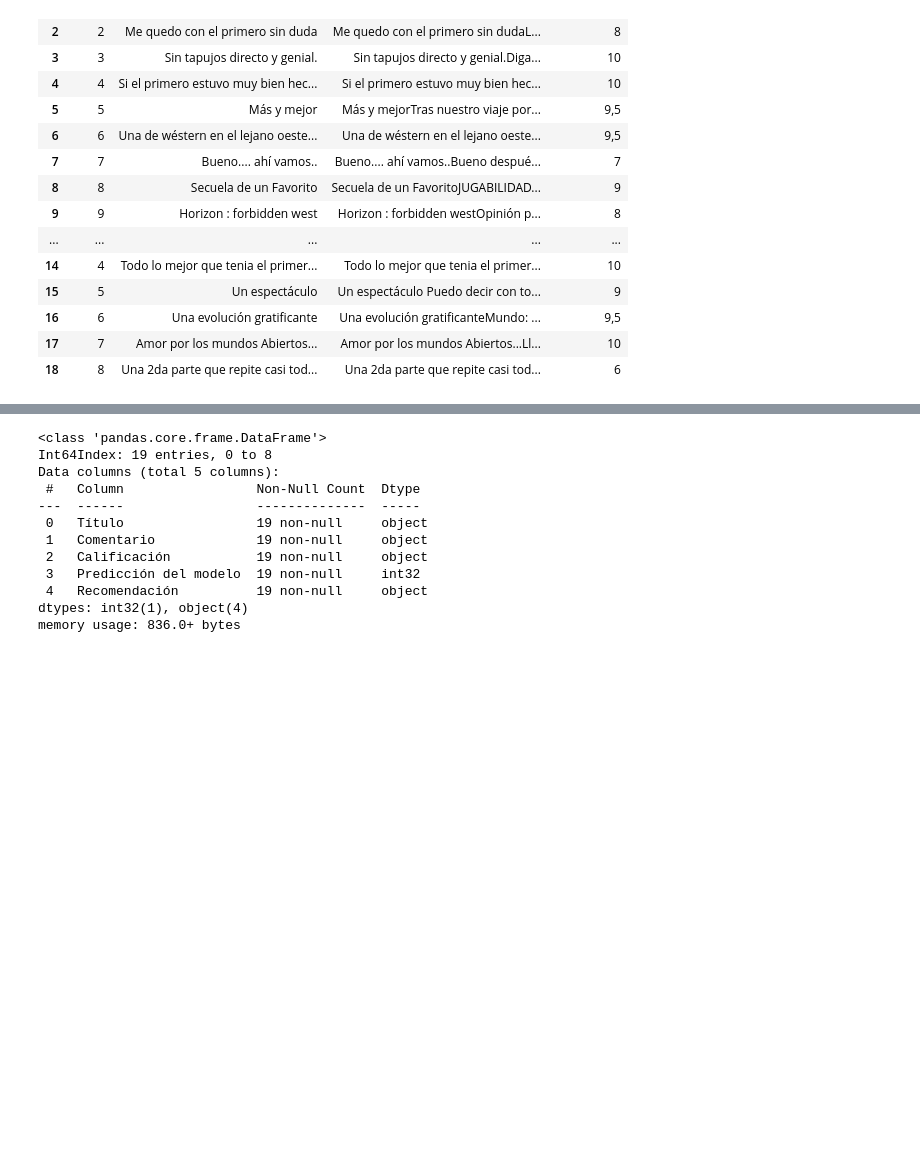
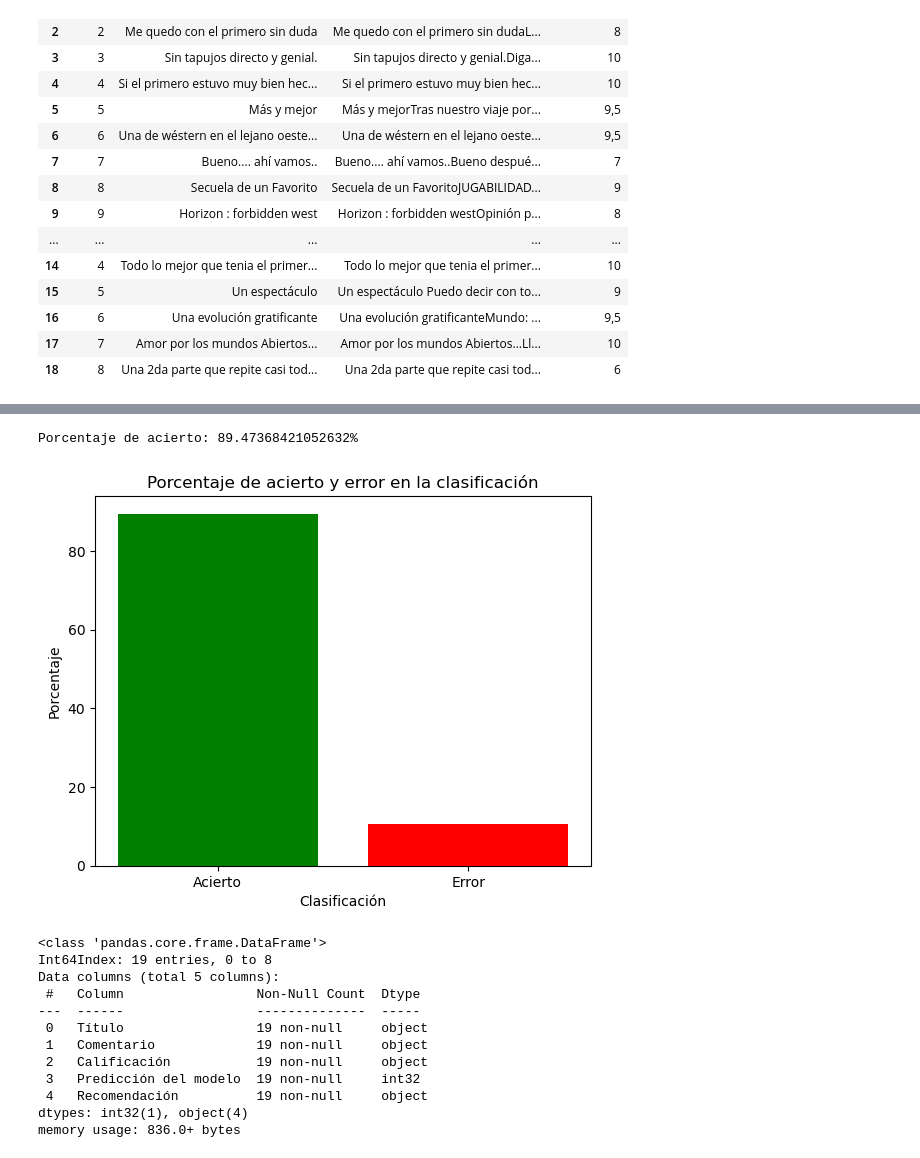
Before and after one commit to giottomillan/project_play, a Jupyter notebook: ML_sentiments/Notebook/modelo.ipynb, the cells around one changed output, grey strips where cells are left out. Saved outputs shown, nothing was run; the diff lists cells and outputs as text; code cells hidden in the pictures; blank space fills up the shorter version.

```diff
--- a/ML_sentiments/Notebook/modelo.ipynb
+++ b/ML_sentiments/Notebook/modelo.ipynb
@@ -511,3 +467,13 @@ predictions = [clf.predict(vectr.transform([c])) for c in reviews_total["Comenta
 
 # Asignar los resultados de la predicción a una nueva columna
 reviews_total["Predicción del modelo"] = predictions
+# %%
+# Iterar sobre los comentarios y aplicar la predicción del modelo
+predictions = [clf.predict(vectr.transform([c])) for c in reviews_total["Comentario"]]
+
+# Asignar los resultados de la predicción a una nueva columna
+reviews_total["Predicción del modelo"] = predictions
+# %%
+reviews_total["Calificación"] = reviews_total["Calificación"].str.replace(",", ".").astype(float)
+# %%
+reviews_total['Calificación'] = reviews_total['Calificación'].apply(lambda c: 0 if c <= 6 else 1)
@@ -514,3 +500,33 @@ reviews_total["Predicción del modelo"] = predictions
+# %%
+from sklearn.metrics import accuracy_score
+
+# Calcular el porcentaje de acierto
+porcentaje_acierto = accuracy_score(reviews_total["Calificación"], reviews_total["Predicción del modelo"]) * 100
+
+# Mostrar el porcentaje de acierto
+print(f"Porcentaje de acierto: {porcentaje_acierto}%")
+
+import matplotlib.pyplot as plt
+
+# Calcular el porcentaje de acierto
+porcentaje_acierto = accuracy_score(reviews_total["Calificación"], reviews_total["Predicción del modelo"]) * 100
+
+# Calcular el porcentaje de error
+porcentaje_error = 100 - porcentaje_acierto
+
+# Crear el gráfico de barras
+plt.bar(["Acierto", "Error"], [porcentaje_acierto, porcentaje_error], color=['green', 'red'])
+
+# Agregar etiquetas y título
+plt.xlabel("Clasificación")
+plt.ylabel("Porcentaje")
+plt.title("Porcentaje de acierto y error en la clasificación")
+
+# Mostrar el gráfico
+plt.show()
+# %% [output]
+Porcentaje de acierto: 89.47368421052632%
+[figure, added]
 # %%
 reviews_total["Predicción del modelo"] = reviews_total["Predicción del modelo"].astype(str).str.replace("[", "").str.replace("]", "")
 # %%
```
Also changed, not shown: parts of 15 cells of this notebook.
